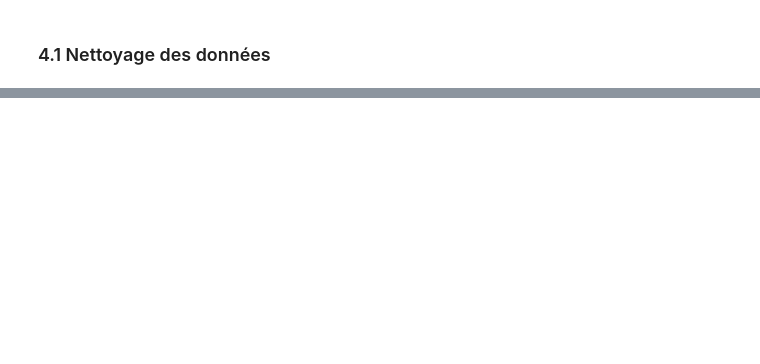
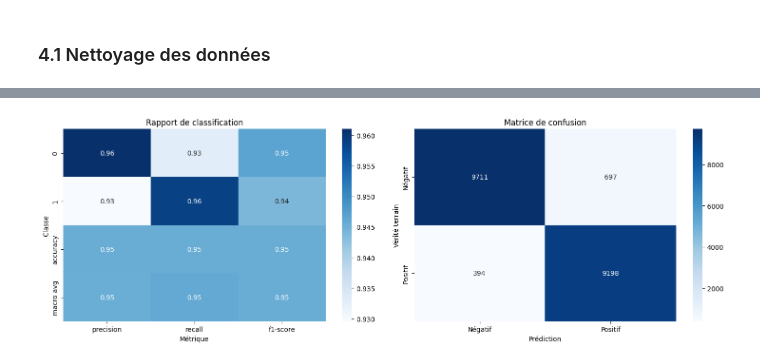
Before and after one commit to 2024-2025-estia-bihar/mesp2-laurent-sini, a Jupyter notebook: notebooks/EDA_Deep_Learning_II.ipynb, the cells around one changed output, grey strips where cells are left out. Cells and saved outputs as stored; diff of their text form; code cells hidden in the pictures; blank space fills up the shorter version.

```diff
--- a/notebooks/EDA_Deep_Learning_II.ipynb
+++ b/notebooks/EDA_Deep_Learning_II.ipynb
@@ -1000,0 +376,2 @@ tunner_logging_repository.session.commit()
+# %%
+gs_tfidf_logistic.fit(X_train_wa, y_train)
@@ -1000,0 +495,2 @@ tunner_logging_repository.session.commit()
+# %%
+gs_tfidf_random_forest.fit(X_train_wa, y_train)
@@ -1000,0 +594,8 @@ tunner_logging_repository.session.commit()
+# %%
+history = lstm.fit(
+    X_train_pad,
+    y_train,
+    validation_data=(X_val_pad, y_val),
+    epochs=5,
+    batch_size=32
+)
@@ -1000,0 +629,3 @@ tunner_logging_repository.session.commit()
+# %%
+y_pred = lstm.predict(X_test_pad)
+y_pred_classes = (y_pred > 0.5).astype("int32")
@@ -1000,0 +634,29 @@ tunner_logging_repository.session.commit()
+# %%
+# Générer le rapport de classification sous forme de DataFrame
+report_dict = classification_report(y_test, y_pred_classes, output_dict=True)
+report_df = pd.DataFrame(report_dict).transpose()
+
+# Générer la matrice de confusion
+cm = confusion_matrix(y_test, y_pred_classes)
+cm_df = pd.DataFrame(cm, index=['Négatif', 'Positif'], columns=['Négatif', 'Positif'])
+
+# Créer une figure avec 1 ligne et 2 colonnes
+fig, axes = plt.subplots(1, 2, figsize=(15, 5))
+
+# Premier graphique : Rapport de classification
+sns.heatmap(report_df.iloc[:-1, :-1], annot=True, cmap='Blues', fmt='.2f', ax=axes[0])
+axes[0].set_title('Rapport de classification')
+axes[0].set_ylabel('Classe')
+axes[0].set_xlabel('Métrique')
+
+# Deuxième graphique : Matrice de confusion
+sns.heatmap(cm_df, annot=True, fmt='d', cmap='Blues', ax=axes[1])
+axes[1].set_title('Matrice de confusion')
+axes[1].set_ylabel('Vérité terrain')
+axes[1].set_xlabel('Prédiction')
+
+# Ajuster l'espacement entre les graphiques
+plt.tight_layout()
+plt.show()
+# %% [output]
+[figure, added]
```
Also changed, not shown: parts of 189 cells of this notebook, 3 other files.
